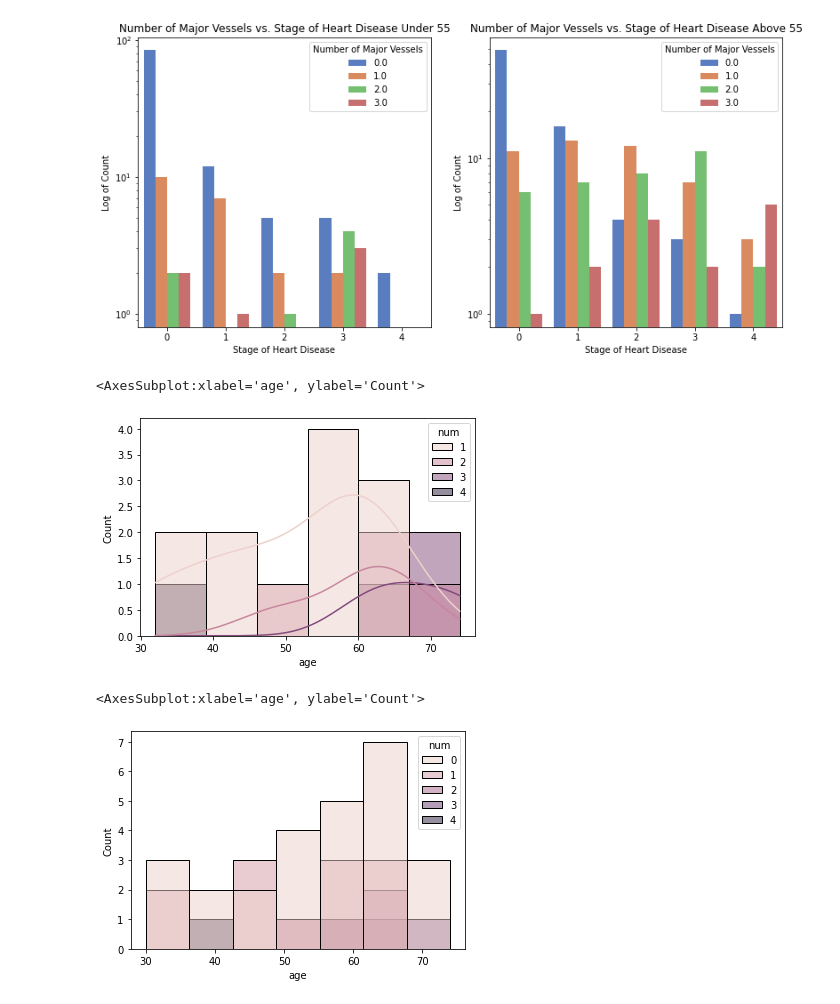
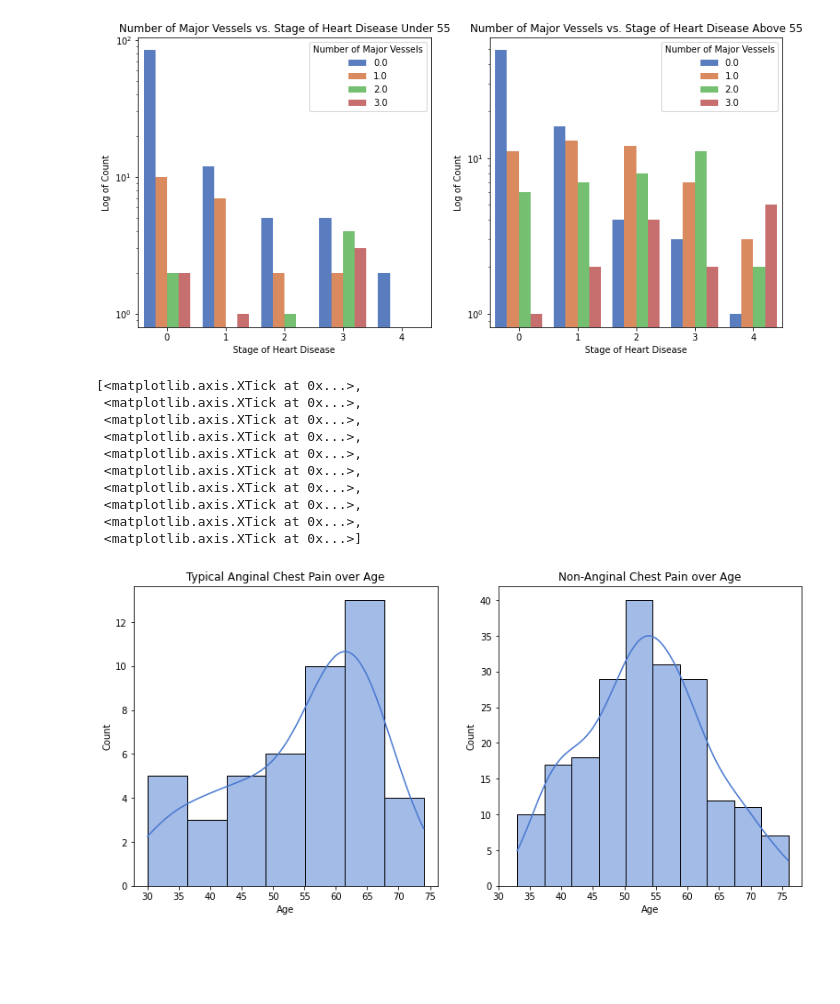
Before and after one commit to efgronski/heart-disease, a Jupyter notebook: data_visualization.ipynb, the cells around one changed output. Cells and saved outputs as stored; diff of their text form; code cells hidden in the pictures; blank space fills up the shorter version.

```diff
--- a/data_visualization.ipynb
+++ b/data_visualization.ipynb
@@ -154,13 +156,28 @@ ax1.set(xlabel='Stage of Heart Disease', ylabel='Log of Count', title='Number of
  Text(0, 0.5, 'Log of Count'),
  Text(0.5, 1.0, 'Number of Major Vessels vs. Stage of Heart Disease Under 55')]
 [figure]
-# %%
-sns.histplot(data=typical_angina_heart, x='age', hue='num', kde=True)
-# %% [output]
-<AxesSubplot:xlabel='age', ylabel='Count'>
-[figure, removed]
-# %%
-sns.histplot(data=typical_angina_heart, x='age', hue='num')
-# %% [output]
-<AxesSubplot:xlabel='age', ylabel='Count'>
-[figure, removed]
+# %%
+typical_angina_heart = heart[heart['cp'] == 'typical angina']
+non_anginal_heart = heart[heart['cp'] == 'non-anginal']
+
+fig, ax = plt.subplots(1, 2, figsize=(13, 6))
+
+ax1 = sns.histplot(data=typical_angina_heart, x='age', ax=ax[0], kde=True)
+ax1.set(xlabel='Age', ylabel='Count', title='Typical Anginal Chest Pain over Age')
+ax1.set_xticks(range(30, 80, 5))
+
+ax2 = sns.histplot(data=non_anginal_heart, x='age', ax=ax[1], kde=True)
+ax2.set(xlabel='Age', ylabel='Count', title='Non-Anginal Chest Pain over Age')
+ax2.set_xticks(range(30, 80, 5))
+# %% [output]
+[<matplotlib.axis.XTick at 0x...>,
+ <matplotlib.axis.XTick at 0x...>,
+ <matplotlib.axis.XTick at 0x...>,
+ <matplotlib.axis.XTick at 0x...>,
+ <matplotlib.axis.XTick at 0x...>,
+ <matplotlib.axis.XTick at 0x...>,
+ <matplotlib.axis.XTick at 0x...>,
+ <matplotlib.axis.XTick at 0x...>,
+ <matplotlib.axis.XTick at 0x...>,
+ <matplotlib.axis.XTick at 0x...>]
+[figure, added]
```
Also changed, not shown: parts of 9 cells of this notebook, 1 other file.
